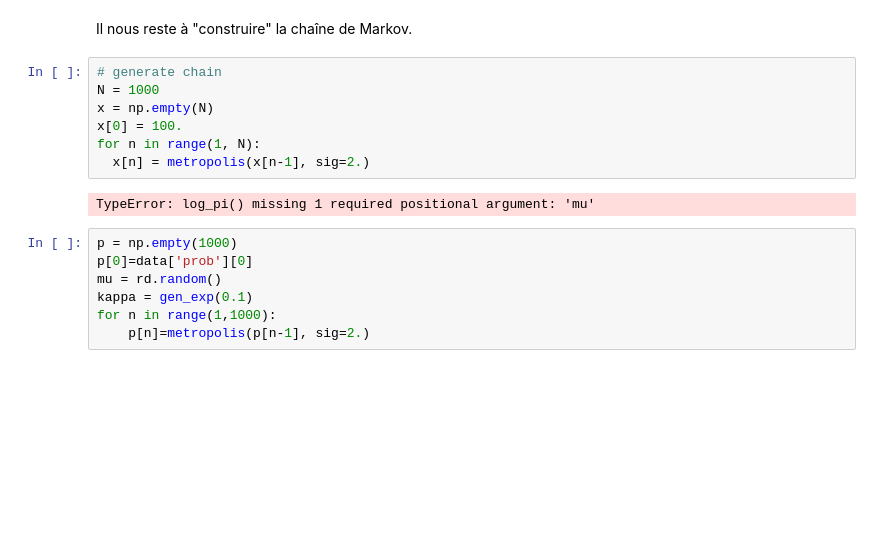
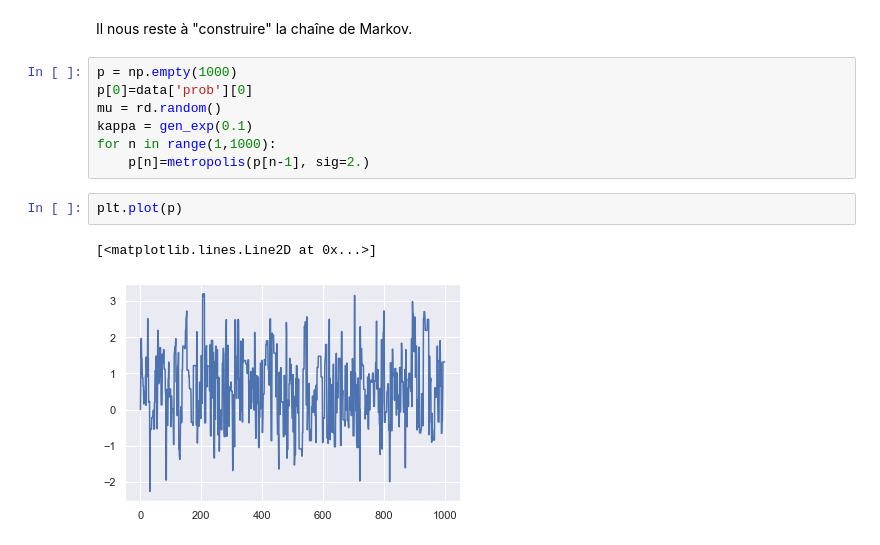
Before and after one commit to erialc-cal/MCM_Listeria_Prevalence, a Jupyter notebook: exploratoire_claire.ipynb, the cells around one changed output. Drawn from its saved outputs; the diff is of its cells as text; blank space fills up the shorter version.

```diff
--- a/exploratoire_claire.ipynb
+++ b/exploratoire_claire.ipynb
@@ -276,15 +276,6 @@ def cond_loi_kappa(kappa, mu, p):
     return c*prod1*prod2
 # %% [markdown]
 Il nous reste à "construire" la chaîne de Markov.
-# %%
-# generate chain
-N = 1000
-x = np.empty(N)
-x[0] = 100.
-for n in range(1, N):
-  x[n] = metropolis(x[n-1], sig=2.)
-# %% [output]
-TypeError: log_pi() missing 1 required positional argument: 'mu'
 # %%
 p = np.empty(1000)
 p[0]=data['prob'][0]
@@ -292,3 +283,8 @@ mu = rd.random()
 kappa = gen_exp(0.1)
 for n in range(1,1000):
     p[n]=metropolis(p[n-1], sig=2.)
+# %%
+plt.plot(p)
+# %% [output]
+[<matplotlib.lines.Line2D at 0x...>]
+[figure, added]
```
